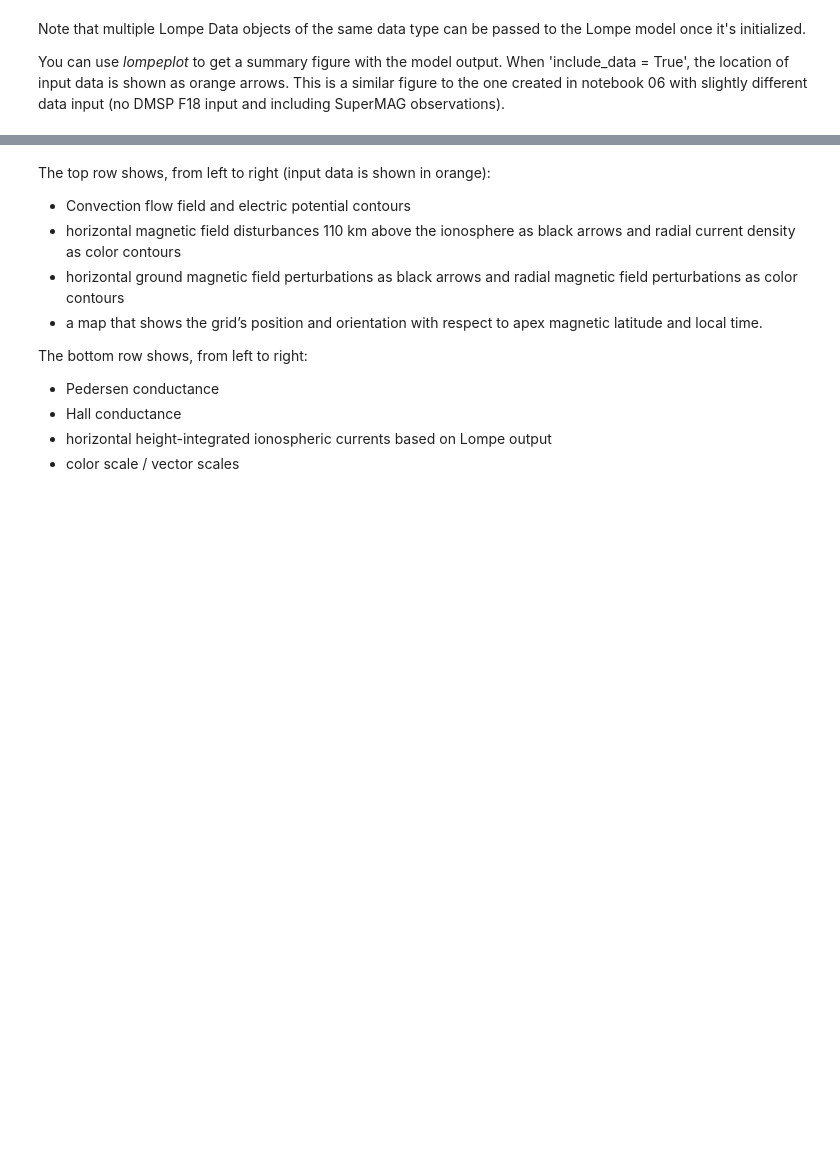
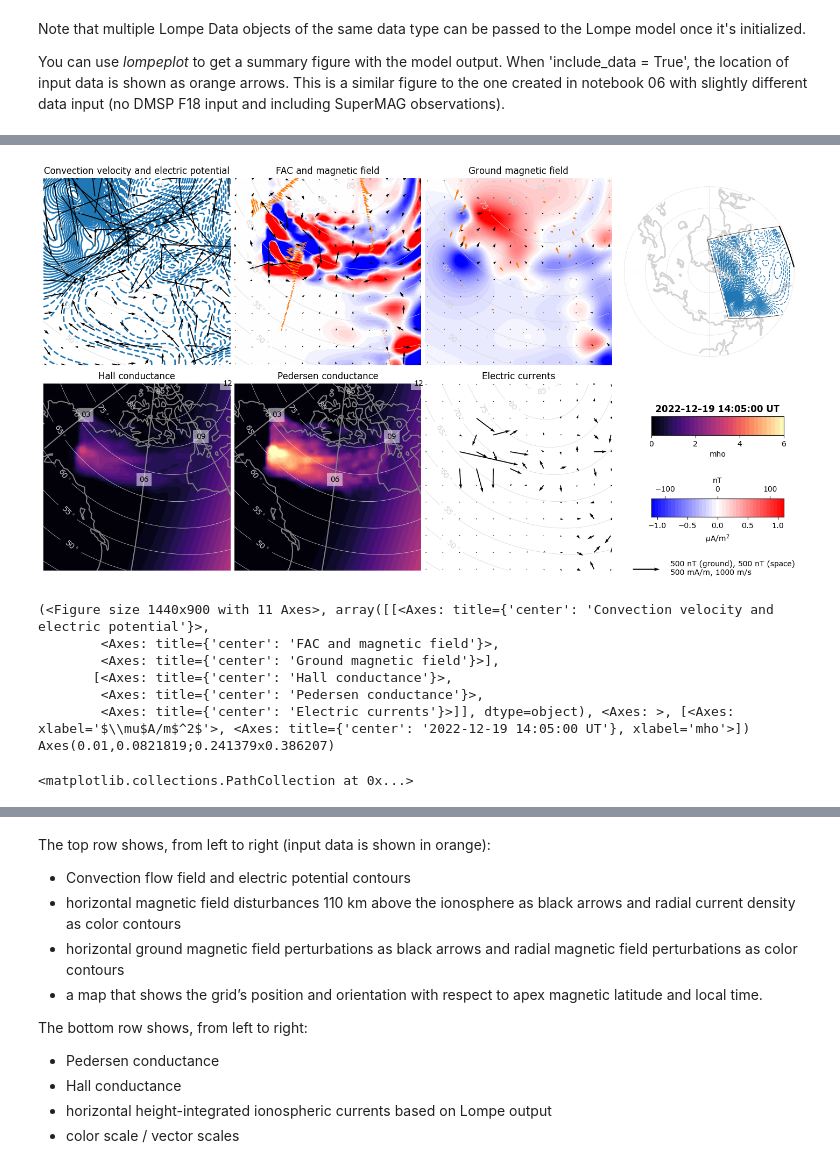
Before and after one commit to CassandraAuri/Physics_Work, a Jupyter notebook: Aurora_Work/Data_handling_with_Lompe.ipynb, the cells around one changed output, grey strips where cells are left out. Cells and saved outputs as stored; diff of their text form; code cells hidden in the pictures; blank space fills up the shorter version.

```diff
--- a/Aurora_Work/Data_handling_with_Lompe.ipynb
+++ b/Aurora_Work/Data_handling_with_Lompe.ipynb
@@ -153,3 +233,19 @@ The Lompe Data objects of the 'ground_mag' data type do not have line-of-sight (
 Data handling of *Iridium* space magnetometer data (provided by [AMPERE](http://ampere.jhuapl.edu/)) is also possible by using *dataloader.read_iridium()*. The raw data for the event date - AMPERE dB (Raw Vectors) - with a 2 minute time step  be downloaded from [this page](http://ampere.jhuapl.edu/dataraw/index.html) and should be saved in *'basepath'*. *read_iridium()* will save the processed file in *'tempfile_path'* and return the loaction of the file. As for the other data sets, we must select the time interval of interest before we make the Lompe data object.
 
 Unfortunately, space magnetometer data from AMPERE is not available for the 15 December 2014 event. For the sake of making the data loading example complete, we will use an example event time 5 April 2012 which is a date where we have data. This data will naturally not be included in the 15 December 2014 model.
+# %%
+
+example_event = '2022-12-19'
+# get the processed data set
+iridium = pd.read_hdf(dataloader.read_iridium(example_event, basepath, tempfile_path))
+
+# select the time interval of interest
+irid = iridium[(iridium.time >= t0) & (iridium.time <= t0 + DT)]
+
+# make the Lompe data object
+irid_B = np.vstack((irid.B_e.values, irid.B_n.values, irid.B_r.values))
+irid_coords = np.vstack((irid.lon.values, irid.lat.values, irid.r.values))
+# lompe.Data is the Lompe data format
+#iridium_data = lompe.Data(irid_B * 1e-9, irid_coords, datatype = 'space_mag_fac', scale = 200e-9)
+
+iridium_data = lompe.Data(irid_B * 1e-9, irid_coords, datatype = 'space_mag_fac', error = 70e-9, iweight=1.0)
@@ -210 +344,14 @@ fig.axes[2].scatter(1,1)
 <matplotlib.collections.PathCollection at 0x...>
+# %%
+# initialize Lompe
+model = lompe.Emodel(grid, (cmod.hall, cmod.pedersen))
+
+# add data
+model.add_data(iridium_data)
+model.add_data(sm_data)
+#model.add_data(swarmmags[0],swarmmags[1], swarmmags[2] , )
+
+# run inversion
+model.run_inversion(l1 = 1, l2 = 10)
+# l1 and l2 are regularization parameters that control the damping of
+# 1) model norm, and 2) gradient of SECS amplitudes (charges) in magnetic eastward direction
@@ -210,0 +374,24 @@ fig.axes[2].scatter(1,1)
+# %%
+fig = lompe.lompeplot(model, include_data = True, time = t0, apex = a,
+                      colorscales = {'fac'        : np.linspace(-0.55, 0.55, 40) * 1e-6 * 2,
+                                     'ground_mag' : np.linspace(-380, 380, 50) * 1e-9 / 3, # upward component
+                                     'hall'       : np.linspace(0, 6, 32), # mho
+                                     'pedersen'   : np.linspace(0, 6, 32)}, # mho
+                      quiverscales={'ground_mag'      : 1000*1e-9,
+                                    'space_mag_fac'   : 1000*1e-9,
+                                    'space_mag_full'  : 1000*1e-9,
+                                    'electric_current': 1000 * 1e-3}, return_axes=True)
+print(fig)
+print(fig[1][1][0])
+fig[1][1][0].cla()
+fig[1][1][0].scatter(-114,65, s=100)
+# %% [output]
+[figure, added]
+(<Figure size 1440x900 with 11 Axes>, array([[<Axes: title={'center': 'Convection velocity and electric potential'}>,
+        <Axes: title={'center': 'FAC and magnetic field'}>,
+        <Axes: title={'center': 'Ground magnetic field'}>],
+       [<Axes: title={'center': 'Hall conductance'}>,
+        <Axes: title={'center': 'Pedersen conductance'}>,
+        <Axes: title={'center': 'Electric currents'}>]], dtype=object), <Axes: >, [<Axes: xlabel='$\\mu$A/m$^2$'>, <Axes: title={'center': '2022-12-19 14:05:00 UT'}, xlabel='mho'>])
+Axes(0.01,0.0821819;0.241379x0.386207)
+<matplotlib.collections.PathCollection at 0x...>
```
Also changed, not shown: parts of 27 cells of this notebook, 4 other files.
